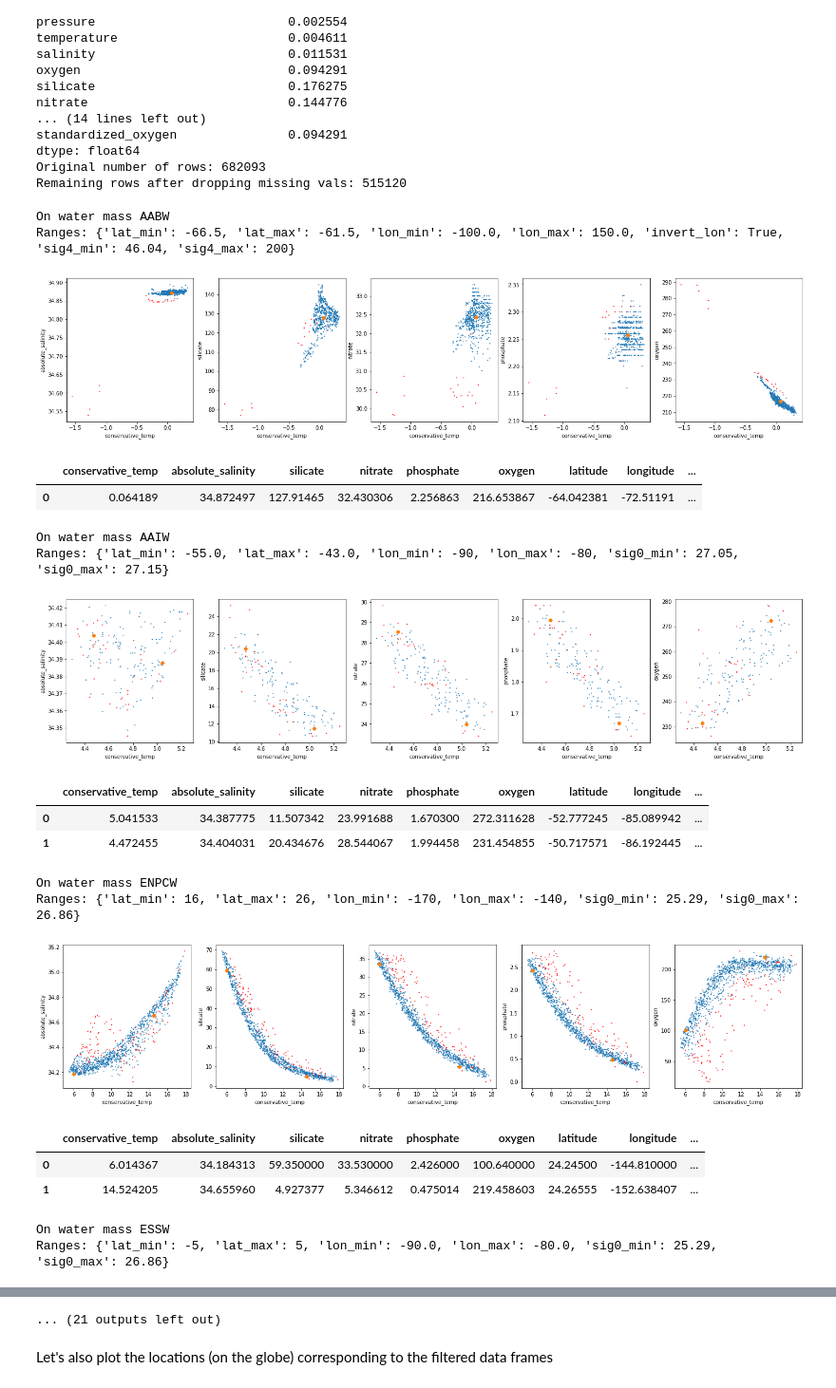
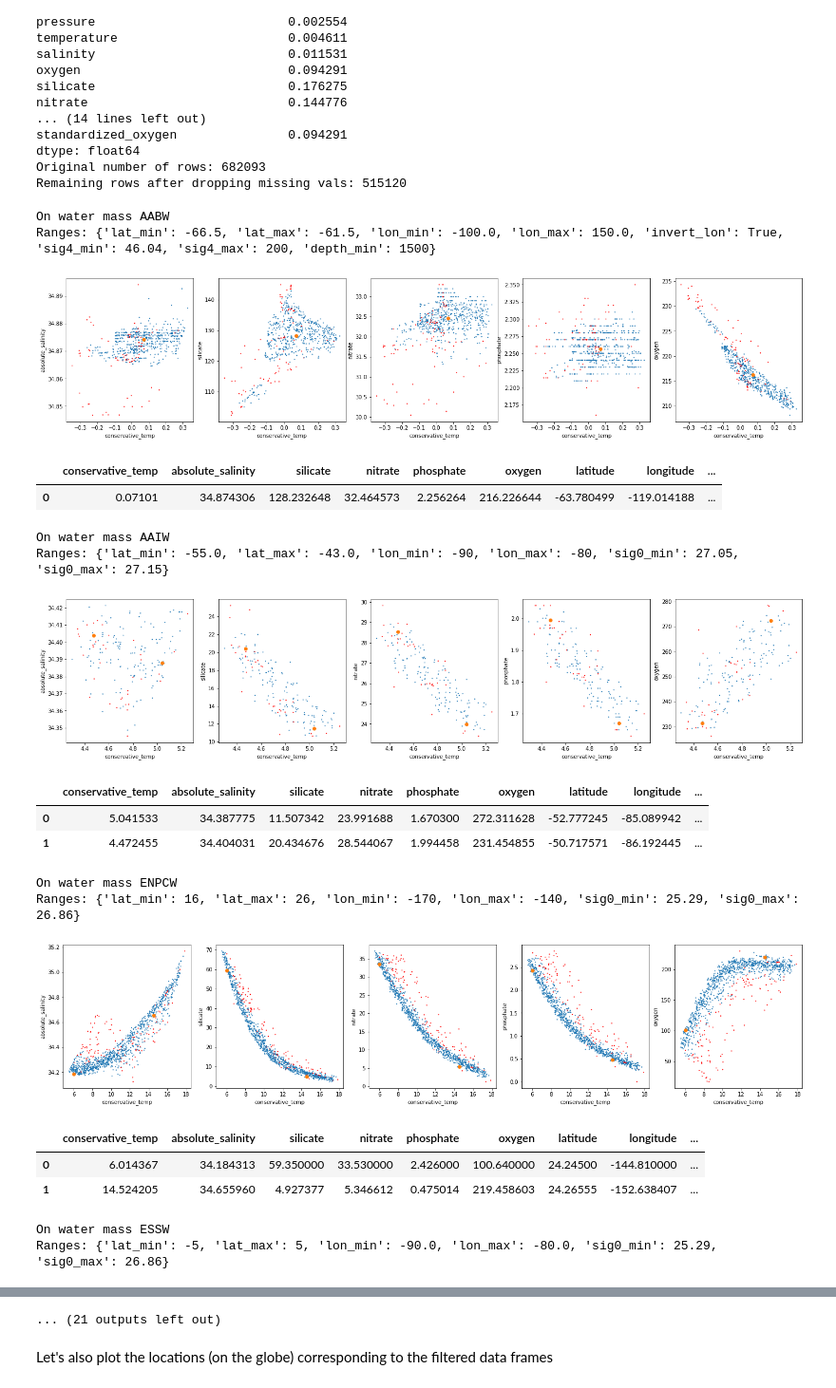
Before and after one commit to nitrogenlab/GP15_watermassanalysis, a Jupyter notebook: GP15_Defining_Watermass_Subtypes.ipynb, the cells around one changed output, grey strips where cells are left out. Shown at 95% size. Cells and saved outputs as stored; diff of their text form; code cells hidden in the pictures.

Commit message:
Added a depth filter

```diff
--- a/GP15_Defining_Watermass_Subtypes.ipynb
+++ b/GP15_Defining_Watermass_Subtypes.ipynb
@@ -263,11 +263,13 @@ filter_conditions = {
              "lon_min":-100.0, "lon_max":150.0,
              "invert_lon":True,
              "sig0_min":27.79, "sig0_max":27.83,
+             "depth_min":1500,
              "num_archetypes":2},
     "AABW": {"lat_min":-66.5, "lat_max":-61.5,
              "lon_min":-100.0, "lon_max":150.0,
              "invert_lon":True,
              "sig4_min":46.04, "sig4_max":200,
+             "depth_min":1500,
              "num_archetypes":1},
     "PDW": {"lat_min":39.0, "lat_max":51.0,
              "lon_min":-170.0, "lon_max":-133.0,
@@ -312,6 +314,7 @@ filter_conditions = {
 
 def filter_rows(df, lat_min, lat_max, lon_min, lon_max,
                 invert_lon=False,
+                depth_min=0, depth_max=np.inf,
                 sig0_min=0, sig0_max=np.inf,
                 sig2_min=0, sig2_max=np.inf,
                 sig4_min=0, sig4_max=np.inf,
@@ -321,40 +324,42 @@ def filter_rows(df, lat_min, lat_max, lon_min, lon_max,
             (((df["longitude"] >= lon_min) &
               (df["longitude"] <= lon_max))
               ==(False if invert_lon else True)) &
+            (df["depth"] >= depth_min) &
+            (df["depth"] <= depth_max) &
             (df["sigma0"] >= sig0_min) &
             (df["sigma0"] <= sig0_max) &
             (df["sigma2"] >= sig2_min) &
             (df["sigma2"] <= sig2_max) &
             (df["sigma4"] >= sig4_min) &
             (df["sigma4"] <= sig4_max) &
             (df["oxygen"] >= ox_min) &
             (df["oxygen"] <= ox_max)
             ]
 
 watermass_to_archetypes = {}
 
 for watermass in sorted(filter_conditions.keys()):
   print("On water mass", watermass)
   num_archetypes = filter_conditions[watermass]['num_archetypes']
   del filter_conditions[watermass]['num_archetypes']
   print("Ranges:", filter_conditions[watermass])
   watermass_rows = filter_rows(df=df, **filter_conditions[watermass])
   watermass_archetypes = run_archetype_analysis(
       df=watermass_rows,
       num_endmembers=num_archetypes)
   watermass_archetypes["watermass_name"] = [watermass+"_"+str(i)
                                             for i in range(num_archetypes)]
   watermass_to_archetypes[watermass] = watermass_archetypes
   display(watermass_archetypes)
 
 full_watermass_df = pandas.concat([watermass_to_archetypes[watermass]
                           for watermass in sorted(watermass_to_archetypes.keys())])
 # %% [output]
 On water mass AABW
-Ranges: {'lat_min': -66.5, 'lat_max': -61.5, 'lon_min': -100.0, 'lon_max': 150.0, 'invert_lon': True, 'sig4_min': 46.04, 'sig4_max': 200}
+Ranges: {'lat_min': -66.5, 'lat_max': -61.5, 'lon_min': -100.0, 'lon_max': 150.0, 'invert_lon': True, 'sig4_min': 46.04, 'sig4_max': 200, 'depth_min': 1500}
-[figure, old version]
+[figure, new version]
 |  | conservative_temp | absolute_salinity | silicate | nitrate | phosphate | oxygen | latitude | longitude | ... |
-| 0 | 0.064189 | 34.872497 | 127.91465 | 32.430306 | 2.256863 | 216.653867 | -64.042381 | -72.51191 | ... |
+| 0 | 0.07101 | 34.874306 | 128.232648 | 32.464573 | 2.256264 | 216.226644 | -63.780499 | -119.014188 | ... |
 On water mass AAIW
 Ranges: {'lat_min': -55.0, 'lat_max': -43.0, 'lon_min': -90, 'lon_max': -80, 'sig0_min': 27.05, 'sig0_max': 27.15}
 [figure]
```
Also changed, not shown: parts of 2 cells of this notebook.
